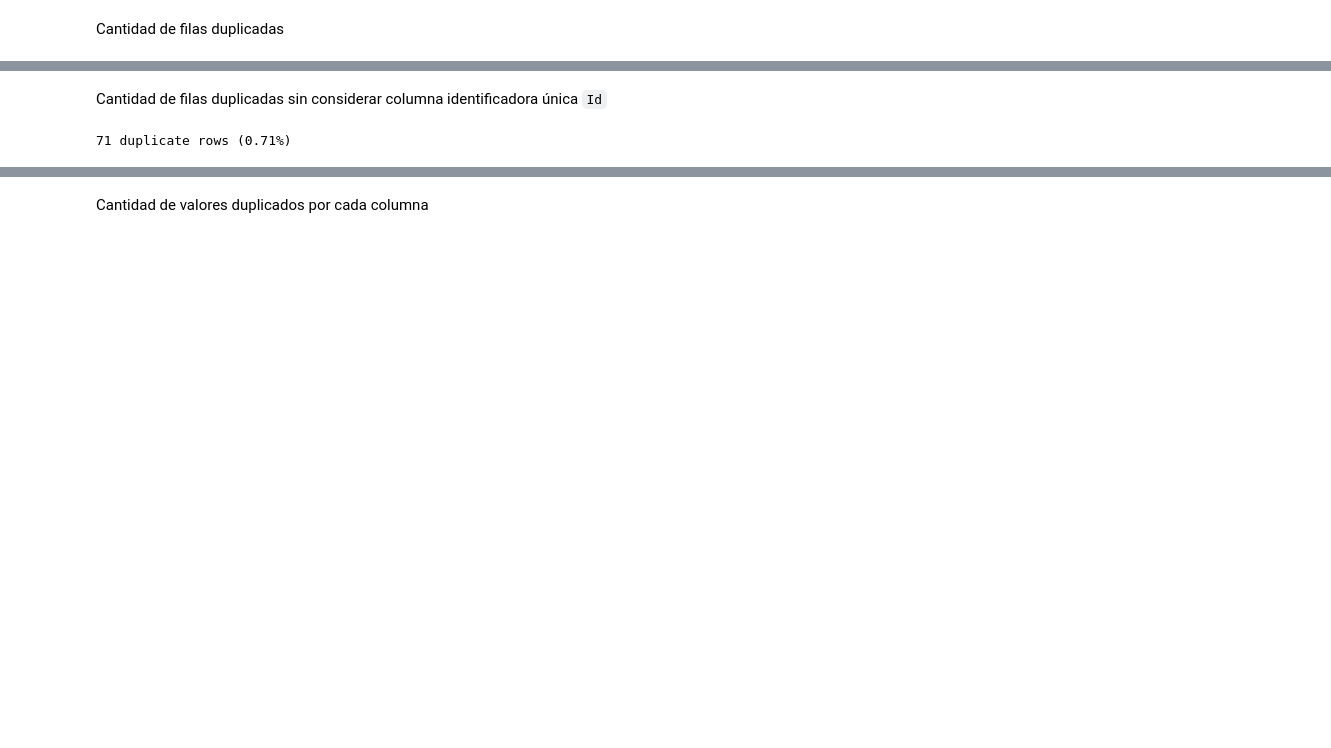
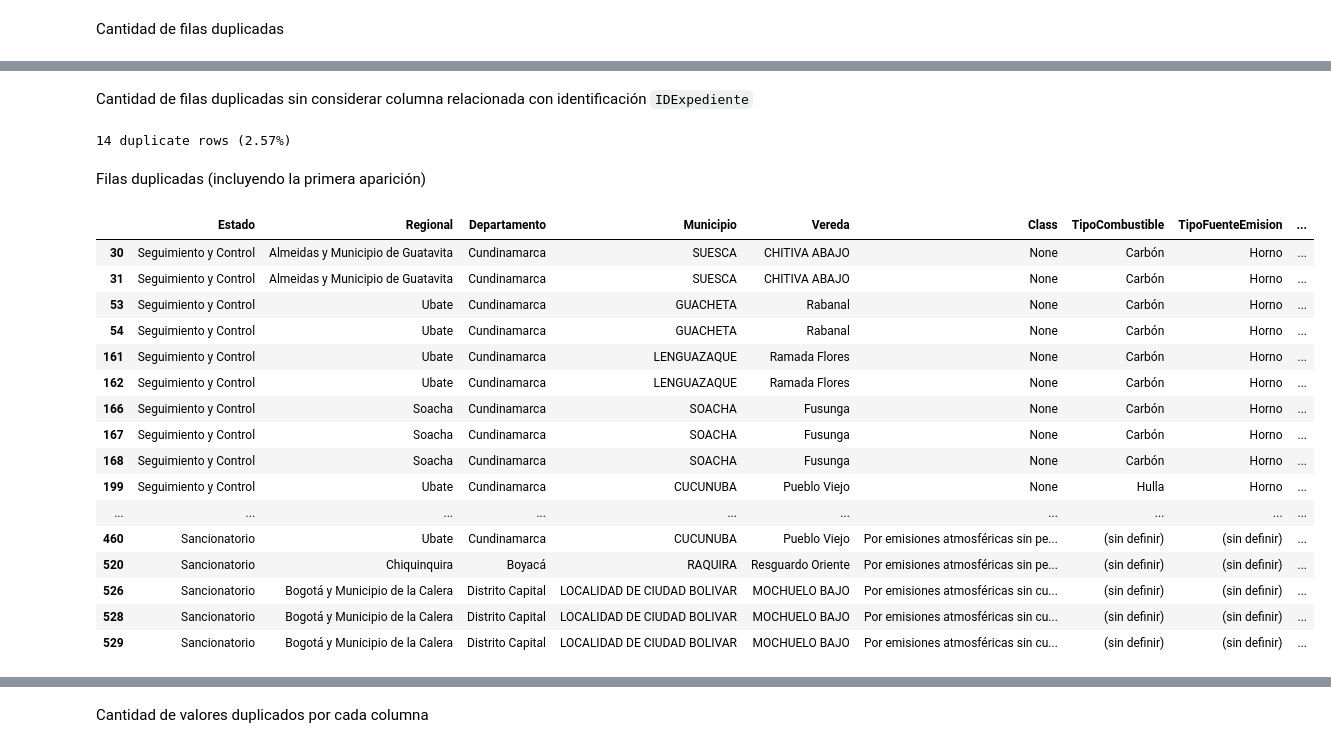
Before and after one commit to sariswis/Proyecto-Visual-Analytics, a Jupyter notebook: entendimiento/Dataset 2 - Lugares de emisiones.ipynb, the cells around one changed output, grey strips where cells are left out. Cells and saved outputs as stored; diff of their text form; code cells hidden in the pictures; blank space fills up the shorter version.

```diff
--- a/entendimiento/Dataset 2 - Lugares de emisiones.ipynb
+++ b/entendimiento/Dataset 2 - Lugares de emisiones.ipynb
@@ -524,12 +586,34 @@ print(f"{total_duplicate_rows} duplicate rows ({duplicate_rows_percentage:.2f}%)
 # %% [markdown]
-Cantidad de filas duplicadas sin considerar columna identificadora única `Id`
+Cantidad de filas duplicadas sin considerar columna relacionada con identificación `IDExpediente`
 # %%
-df_without_id = df.drop(columns=['Id'])
+df_without_id = df.drop(columns=['IDExpediente'])
 total_duplicate_rows = df_without_id.duplicated().sum()
 duplicate_rows_percentage = 100.0 * total_duplicate_rows / df.shape[0]
 print(f"{total_duplicate_rows} duplicate rows ({duplicate_rows_percentage:.2f}%)")
 # %% [output]
-71 duplicate rows (0.71%)
+14 duplicate rows (2.57%)
+# %% [markdown]
+Filas duplicadas (incluyendo la primera aparición)
+# %%
+df_without_id[df_without_id.duplicated(keep=False)]
+# %% [output]
+|  | Estado | Regional | Departamento | Municipio | Vereda | Class | TipoCombustible | TipoFuenteEmision | ... |
+| 30 | Seguimiento y Control | Almeidas y Municipio de Guatavita | Cundinamarca | SUESCA | CHITIVA ABAJO | None | Carbón | Horno | ... |
+| 31 | Seguimiento y Control | Almeidas y Municipio de Guatavita | Cundinamarca | SUESCA | CHITIVA ABAJO | None | Carbón | Horno | ... |
+| 53 | Seguimiento y Control | Ubate | Cundinamarca | GUACHETA | Rabanal | None | Carbón | Horno | ... |
+| 54 | Seguimiento y Control | Ubate | Cundinamarca | GUACHETA | Rabanal | None | Carbón | Horno | ... |
+| 161 | Seguimiento y Control | Ubate | Cundinamarca | LENGUAZAQUE | Ramada Flores | None | Carbón | Horno | ... |
+| 162 | Seguimiento y Control | Ubate | Cundinamarca | LENGUAZAQUE | Ramada Flores | None | Carbón | Horno | ... |
+| 166 | Seguimiento y Control | Soacha | Cundinamarca | SOACHA | Fusunga | None | Carbón | Horno | ... |
+| 167 | Seguimiento y Control | Soacha | Cundinamarca | SOACHA | Fusunga | None | Carbón | Horno | ... |
+| 168 | Seguimiento y Control | Soacha | Cundinamarca | SOACHA | Fusunga | None | Carbón | Horno | ... |
+| 199 | Seguimiento y Control | Ubate | Cundinamarca | CUCUNUBA | Pueblo Viejo | None | Hulla | Horno | ... |
+| ... | ... | ... | ... | ... | ... | ... | ... | ... | ... |
+| 460 | Sancionatorio | Ubate | Cundinamarca | CUCUNUBA | Pueblo Viejo | Por emisiones atmosféricas sin pe... | (sin definir) | (sin definir) | ... |
+| 520 | Sancionatorio | Chiquinquira | Boyacá | RAQUIRA | Resguardo Oriente | Por emisiones atmosféricas sin pe... | (sin definir) | (sin definir) | ... |
+| 526 | Sancionatorio | Bogotá y Municipio de la Calera | Distrito Capital | LOCALIDAD DE CIUDAD BOLIVAR | MOCHUELO BAJO | Por emisiones atmosféricas sin cu... | (sin definir) | (sin definir) | ... |
+| 528 | Sancionatorio | Bogotá y Municipio de la Calera | Distrito Capital | LOCALIDAD DE CIUDAD BOLIVAR | MOCHUELO BAJO | Por emisiones atmosféricas sin cu... | (sin definir) | (sin definir) | ... |
+| 529 | Sancionatorio | Bogotá y Municipio de la Calera | Distrito Capital | LOCALIDAD DE CIUDAD BOLIVAR | MOCHUELO BAJO | Por emisiones atmosféricas sin cu... | (sin definir) | (sin definir) | ... |
 # %% [markdown]
 **Hallazgos:**
 
```
Also changed, not shown: parts of 24 cells of this notebook, 1 other file.
